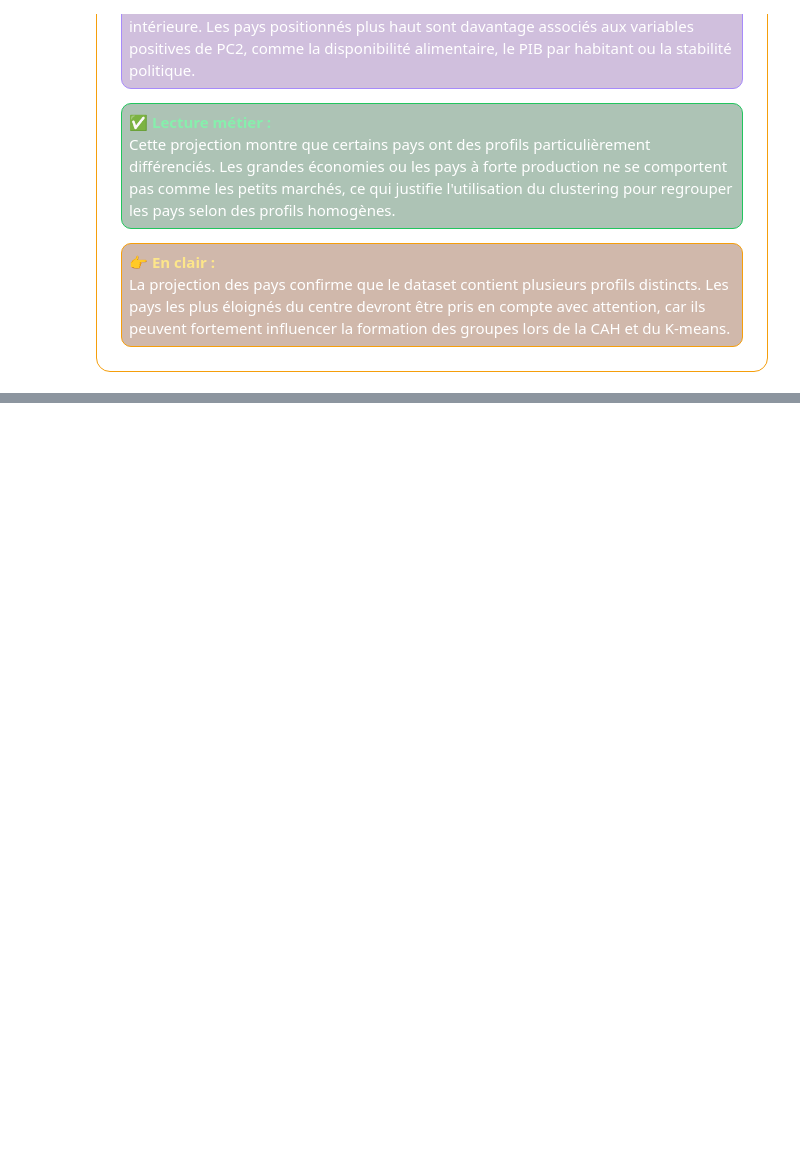
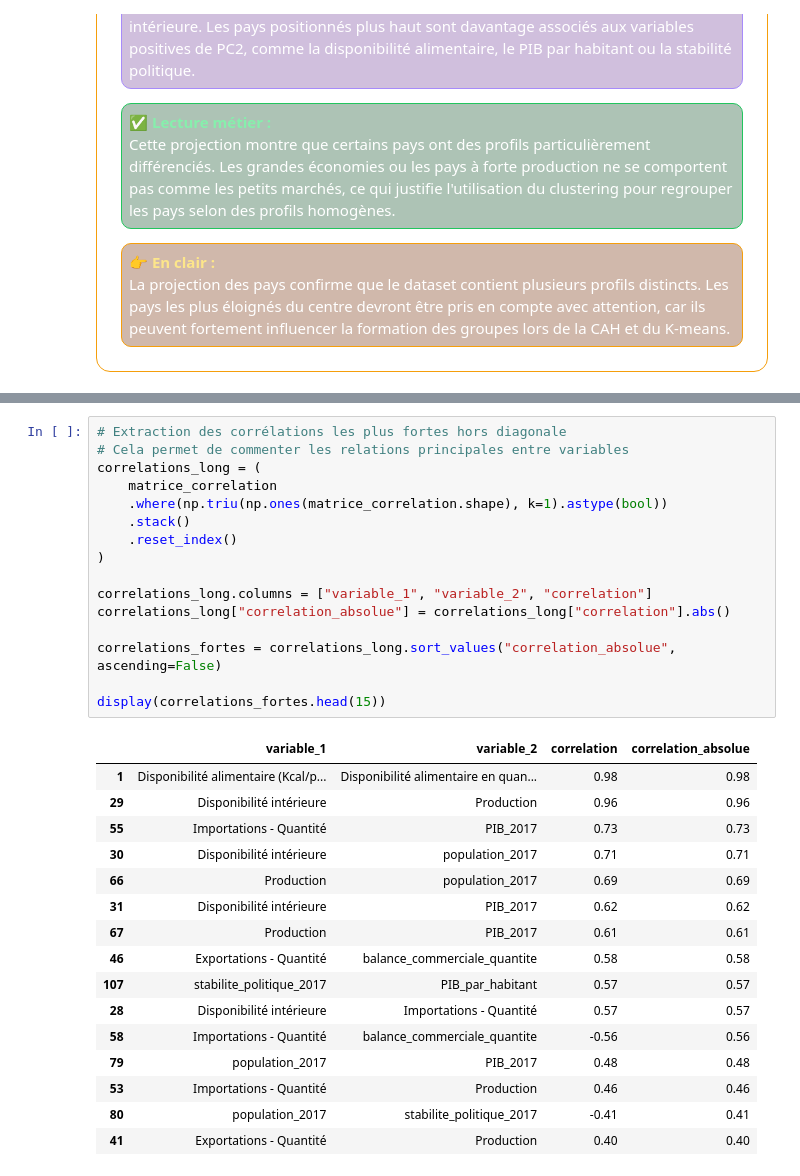
Before and after one commit to Stephane-OC/la-poule-qui-chante-market-study, a Jupyter notebook: ACP_clustering.ipynb, the cells around one changed output, grey strips where cells are left out. Drawn from its saved outputs; the diff is of its cells as text; blank space fills up the shorter version.

```diff
--- a/ACP_clustering.ipynb
+++ b/ACP_clustering.ipynb
@@ -1813,0 +2108,33 @@ display(
+# %%
+# Extraction des corrélations les plus fortes hors diagonale
+# Cela permet de commenter les relations principales entre variables
+correlations_long = (
+    matrice_correlation
+    .where(np.triu(np.ones(matrice_correlation.shape), k=1).astype(bool))
+    .stack()
+    .reset_index()
+)
+
+correlations_long.columns = ["variable_1", "variable_2", "correlation"]
+correlations_long["correlation_absolue"] = correlations_long["correlation"].abs()
+
+correlations_fortes = correlations_long.sort_values("correlation_absolue", ascending=False)
+
+display(correlations_fortes.head(15))
+# %% [output]
+|  | variable_1 | variable_2 | correlation | correlation_absolue |
+| 1 | Disponibilité alimentaire (Kcal/p... | Disponibilité alimentaire en quan... | 0.98 | 0.98 |
+| 29 | Disponibilité intérieure | Production | 0.96 | 0.96 |
+| 55 | Importations - Quantité | PIB_2017 | 0.73 | 0.73 |
+| 30 | Disponibilité intérieure | population_2017 | 0.71 | 0.71 |
+| 66 | Production | population_2017 | 0.69 | 0.69 |
+| 31 | Disponibilité intérieure | PIB_2017 | 0.62 | 0.62 |
+| 67 | Production | PIB_2017 | 0.61 | 0.61 |
+| 46 | Exportations - Quantité | balance_commerciale_quantite | 0.58 | 0.58 |
+| 107 | stabilite_politique_2017 | PIB_par_habitant | 0.57 | 0.57 |
+| 28 | Disponibilité intérieure | Importations - Quantité | 0.57 | 0.57 |
+| 58 | Importations - Quantité | balance_commerciale_quantite | -0.56 | 0.56 |
+| 79 | population_2017 | PIB_2017 | 0.48 | 0.48 |
+| 53 | Importations - Quantité | Production | 0.46 | 0.46 |
+| 80 | population_2017 | stabilite_politique_2017 | -0.41 | 0.41 |
+| 41 | Exportations - Quantité | Production | 0.40 | 0.40 |
```
Also changed, not shown: parts of 18 cells of this notebook, 1 other file.
